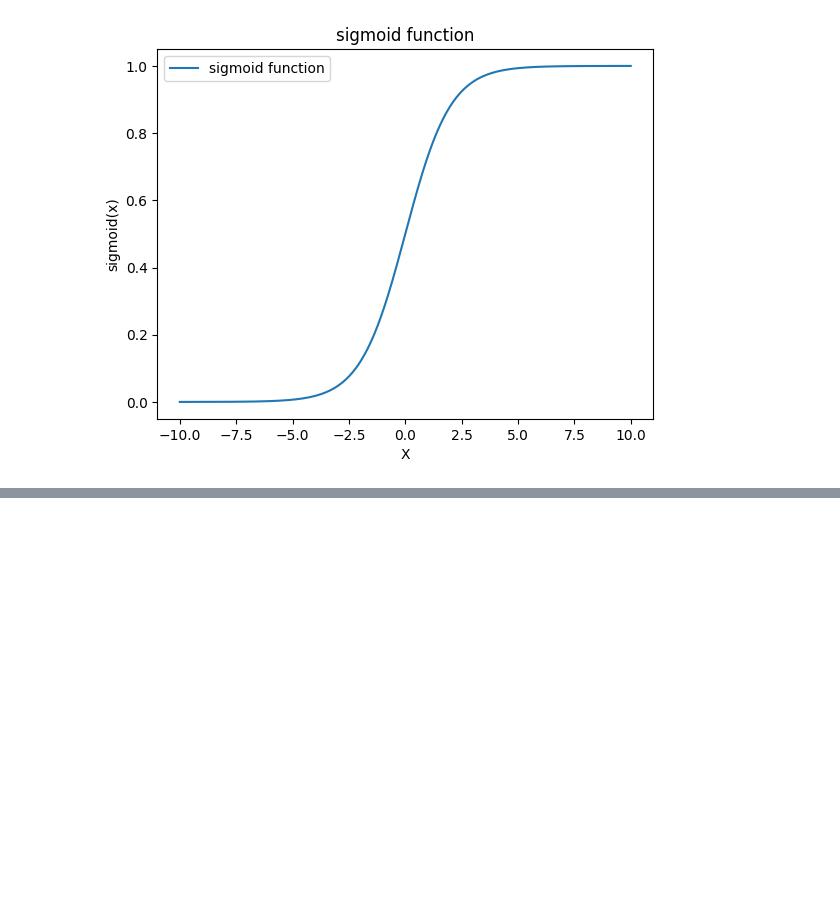
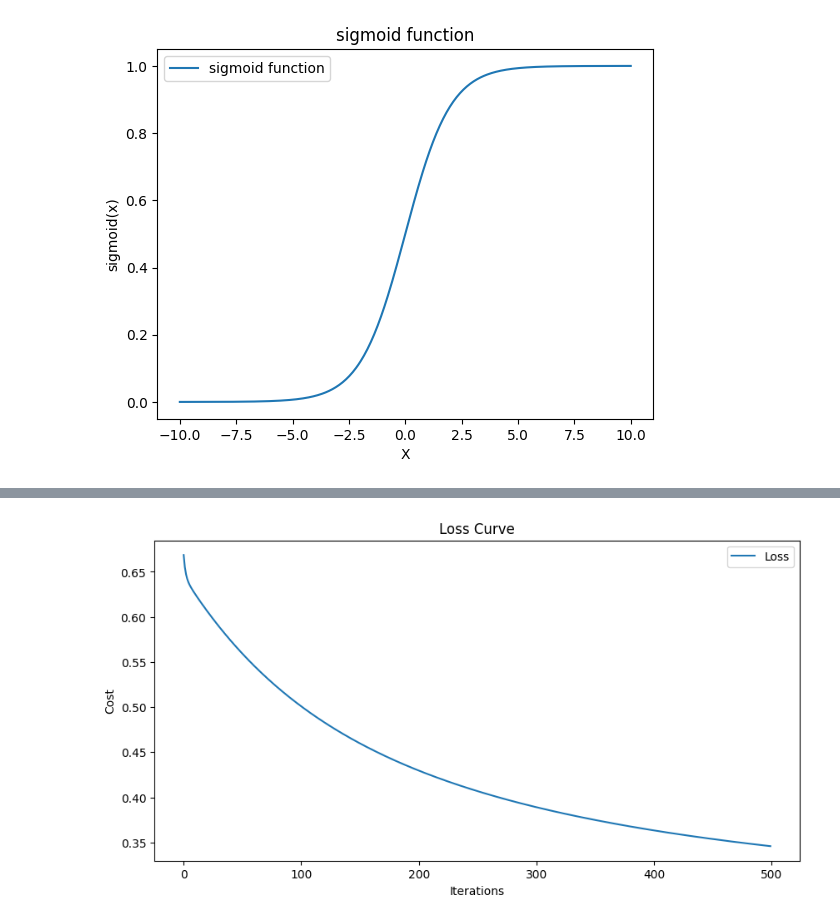
Before and after one commit to med-bt/SPAM-FILTER, a Jupyter notebook: maths.ipynb, the cells around one changed output, grey strips where cells are left out. Drawn from its saved outputs; the diff is of its cells as text; code cells hidden in the pictures; blank space fills up the shorter version.

Commit message:
mathematical functions complited

```diff
--- a/maths.ipynb
+++ b/maths.ipynb
@@ -42,0 +23,45 @@ plt.show()
+# %%
+def cost_function(X, y, theta):
+    m = len(y)
+    h = model(X, theta)
+    return -1/m * np.sum(y * np.log(h) + (1 - y) * np.log(1 - h))
+# %%
+def grad(X, y, theta):
+    m = len(y)
+    h = model(X, theta)
+    return 1/m * np.dot(X.T, (h - y))
+# %%
+def gradient_descent(X, y, theta, learning_rate, n_iterations):
+    cost_history = np.zeros(n_iterations)
+    for i in range(n_iterations):
+        theta = theta - learning_rate * grad(X, y, theta)
+        cost_history[i] = cost_function(X, y, theta)
+    return theta, cost_history
+# %%
+np.random.seed(42)
+n_samples = 100
+X1 = np.random.normal(2, 1, n_samples)
+X2 = np.random.normal(4, 1, n_samples)
+X = np.vstack((np.hstack((X1, X2)), np.hstack((np.ones(n_samples), np.zeros(n_samples))))).T
+y = np.hstack((np.ones(n_samples), np.zeros(n_samples)))
+
+# Add bias term (column of ones)
+X_with_bias = np.c_[np.ones(X.shape[0]), X[:, 0]]
+
+# Initialize parameters
+theta = np.zeros(X_with_bias.shape[1])
+learning_rate = 0.1
+n_iterations = 500
+
+# Run gradient descent
+theta, cost_history = gradient_descent(X_with_bias, y, theta, learning_rate, n_iterations)
+# %%
+plt.figure(figsize=(10, 5))
+plt.plot(range(n_iterations), cost_history, label="Loss")
+plt.xlabel("Iterations")
+plt.ylabel("Cost")
+plt.title("Loss Curve")
+plt.legend()
+plt.show()
+# %% [output]
+[figure, added]
```
Also changed, not shown: parts of 4 cells of this notebook, 4 other files.
